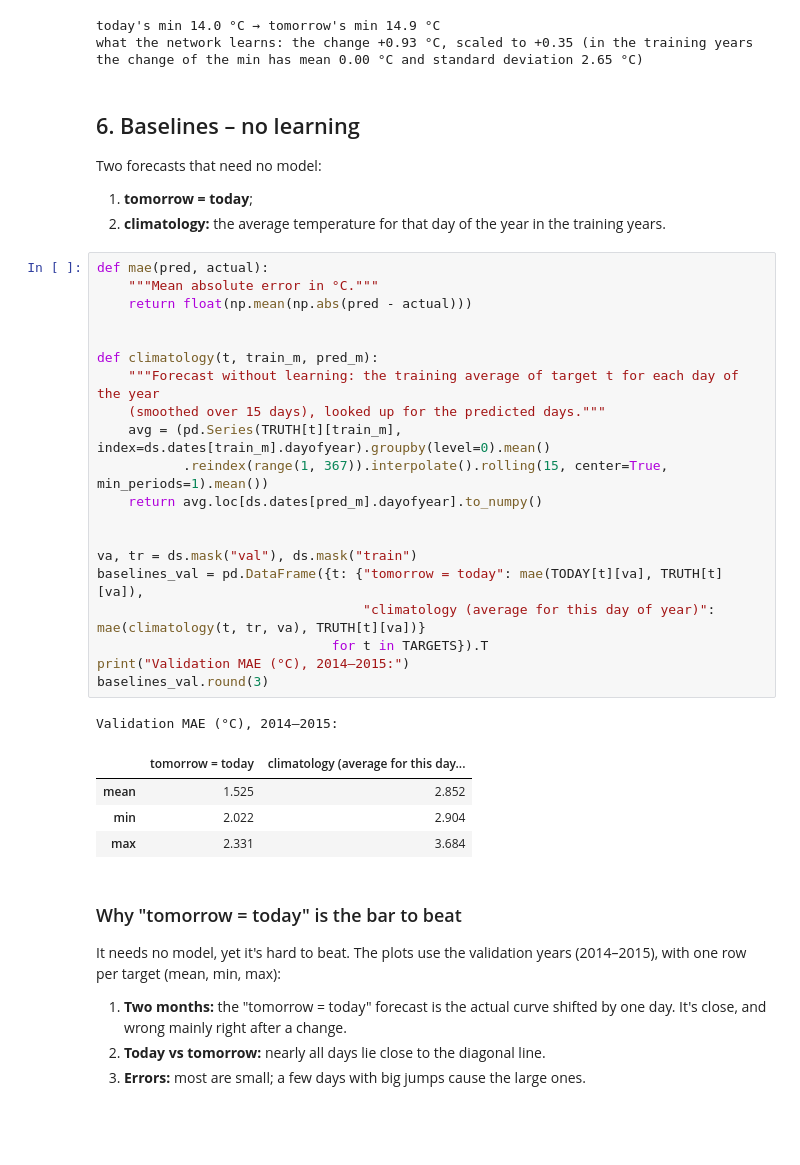
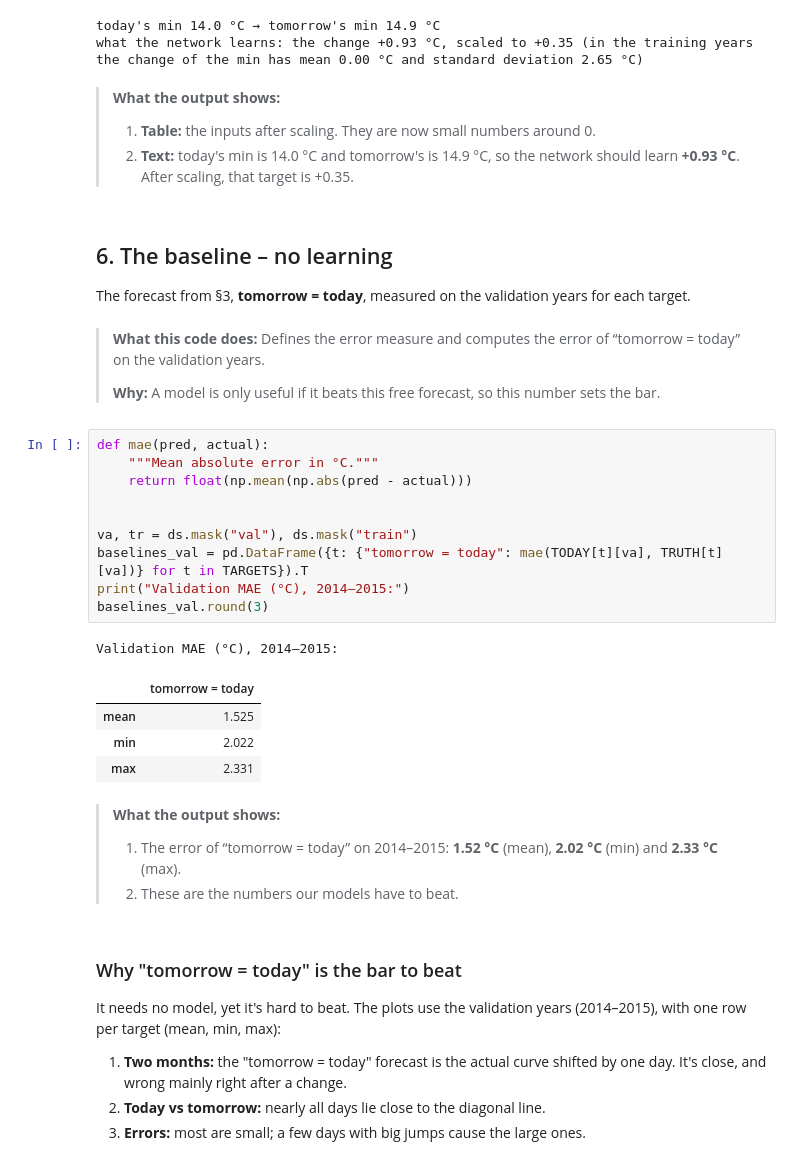
Before and after one commit to kacekk/weather_forecast_DL, a Jupyter notebook: weather_forecast.ipynb, the cells around one changed output. Cells and saved outputs as stored; diff of their text form; blank space fills up the shorter version.

```diff
--- a/weather_forecast.ipynb
+++ b/weather_forecast.ipynb
@@ -971,38 +1205,40 @@ print(f"what the network learns: the change {change:+.2f} °C, scaled to {float(
 | 2006-08-14 | 0.76 | 0.96 | 0.66 | 0.94 | 0.07 | 0.69 | 1.26 | -0.15 |
 today's min 14.0 °C → tomorrow's min 14.9 °C
 what the network learns: the change +0.93 °C, scaled to +0.35 (in the training years the change of the min has mean 0.00 °C and standard deviation 2.65 °C)
+# %% [markdown]
+> **What the output shows:**
+>
+> 1. **Table:** the inputs after scaling. They are now small numbers around 0.
+> 2. **Text:** today's min is 14.0 °C and tomorrow's is 14.9 °C, so the network should learn **+0.93 °C**. After scaling, that target is +0.35.
 # %% [markdown]
-## 6. Baselines – no learning
+## 6. The baseline – no learning
 
-Two forecasts that need no model:
-1. **tomorrow = today**;
-2. **climatology:** the average temperature for that day of the year in the training years.
+The forecast from §3, **tomorrow = today**, measured on the validation years for each target.
+# %% [markdown]
+> **What this code does:** Defines the error measure and computes the error of “tomorrow = today” on the validation years.
+>
+> **Why:** A model is only useful if it beats this free forecast, so this number sets the bar.
 # %%
 def mae(pred, actual):
     """Mean absolute error in °C."""
     return float(np.mean(np.abs(pred - actual)))
 
 
-def climatology(t, train_m, pred_m):
-    """Forecast without learning: the training average of target t for each day of the year
-    (smoothed over 15 days), looked up for the predicted days."""
-    avg = (pd.Series(TRUTH[t][train_m], index=ds.dates[train_m].dayofyear).groupby(level=0).mean()
-           .reindex(range(1, 367)).interpolate().rolling(15, center=True, min_periods=1).mean())
-    return avg.loc[ds.dates[pred_m].dayofyear].to_numpy()
-
-
 va, tr = ds.mask("val"), ds.mask("train")
-baselines_val = pd.DataFrame({t: {"tomorrow = today": mae(TODAY[t][va], TRUTH[t][va]),
-                                  "climatology (average for this day of year)": mae(climatology(t, tr, va), TRUTH[t][va])}
-                              for t in TARGETS}).T
+baselines_val = pd.DataFrame({t: {"tomorrow = today": mae(TODAY[t][va], TRUTH[t][va])} for t in TARGETS}).T
 print("Validation MAE (°C), 2014–2015:")
 baselines_val.round(3)
 # %% [output]
 Validation MAE (°C), 2014–2015:
-|  | tomorrow = today | climatology (average for this day... |
-| mean | 1.525 | 2.852 |
-| min | 2.022 | 2.904 |
-| max | 2.331 | 3.684 |
+|  | tomorrow = today |
+| mean | 1.525 |
+| min | 2.022 |
+| max | 2.331 |
+# %% [markdown]
+> **What the output shows:**
+>
+> 1. The error of “tomorrow = today” on 2014–2015: **1.52 °C** (mean), **2.02 °C** (min) and **2.33 °C** (max).
+> 2. These are the numbers our models have to beat.
 # %% [markdown]
 ### Why "tomorrow = today" is the bar to beat
 
```
Also changed, not shown: parts of 89 cells of this notebook, 1 other file.
